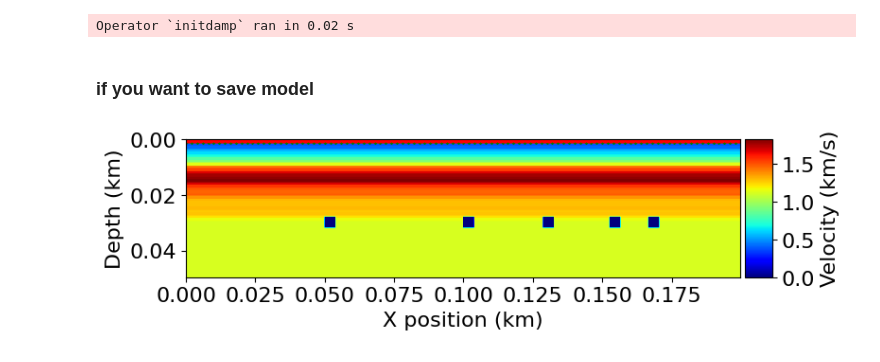
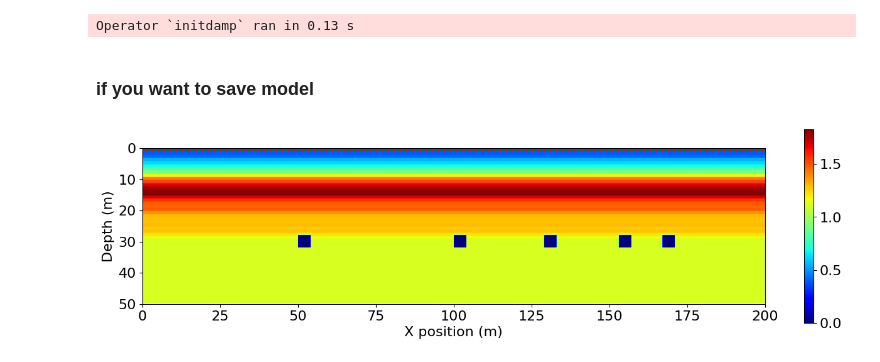
Before and after one commit to spaceswimmer/Seismic_modeling, a Jupyter notebook: src/2d_VSP_RTM/VSP_Gypsum.ipynb, the cells around one changed output. Cells and saved outputs as stored; diff of their text form; code cells hidden in the pictures.

```diff
--- a/src/2d_VSP_RTM/VSP_Gypsum.ipynb
+++ b/src/2d_VSP_RTM/VSP_Gypsum.ipynb
@@ -62,7 +62,7 @@ def create_velocity_model(depths, velocities, max_depth, dz):
 
     return model_depths, velocity_model
 # %%
-spacing = (0.4, 0.4)
+spacing = (0.1, 0.1)
 size = (200, 50)
 shape = tuple(int(i/j) for i, j in zip(size, spacing))
 #speeds
@@ -85,7 +85,7 @@ device_coordinates = np.vstack((x_pos, np.zeros_like(x_pos))).T
 model = Model(vp=vp, origin=(0,0), shape=shape, spacing=spacing,
               space_order=2, nbl=500, bcs="damp")
 # %% [output]
-Operator `initdamp` ran in 0.02 s
+Operator `initdamp` ran in 0.13 s
 # %% [markdown]
 ### if you want to save model
 # %%
@@ -96,8 +96,8 @@ Operator `initdamp` ran in 0.02 s
 #     vsp_speed = pd.concat((vsp_speed, temp_df), ignore_index=True)
 # vsp_speed.to_csv('../../results/2d_acoustic/VSP_Gypsum/speeds.csv', sep="\t", index=False)
 # %%
-plot_velocity(model, device_coordinates+[1,0], device_coordinates)
+plot_rec_src(model, "vp", device_coordinates+[1,0], device_coordinates, xrange=(0,200), yrange=(50,0), meters=True)
 # %% [output]
-[figure, old version]
+[figure, new version]
 # %%
 for i, src_coords in enumerate(device_coordinates + [1,0]):
```
Also changed, not shown: parts of 1 cell of this notebook, 10 other files.
